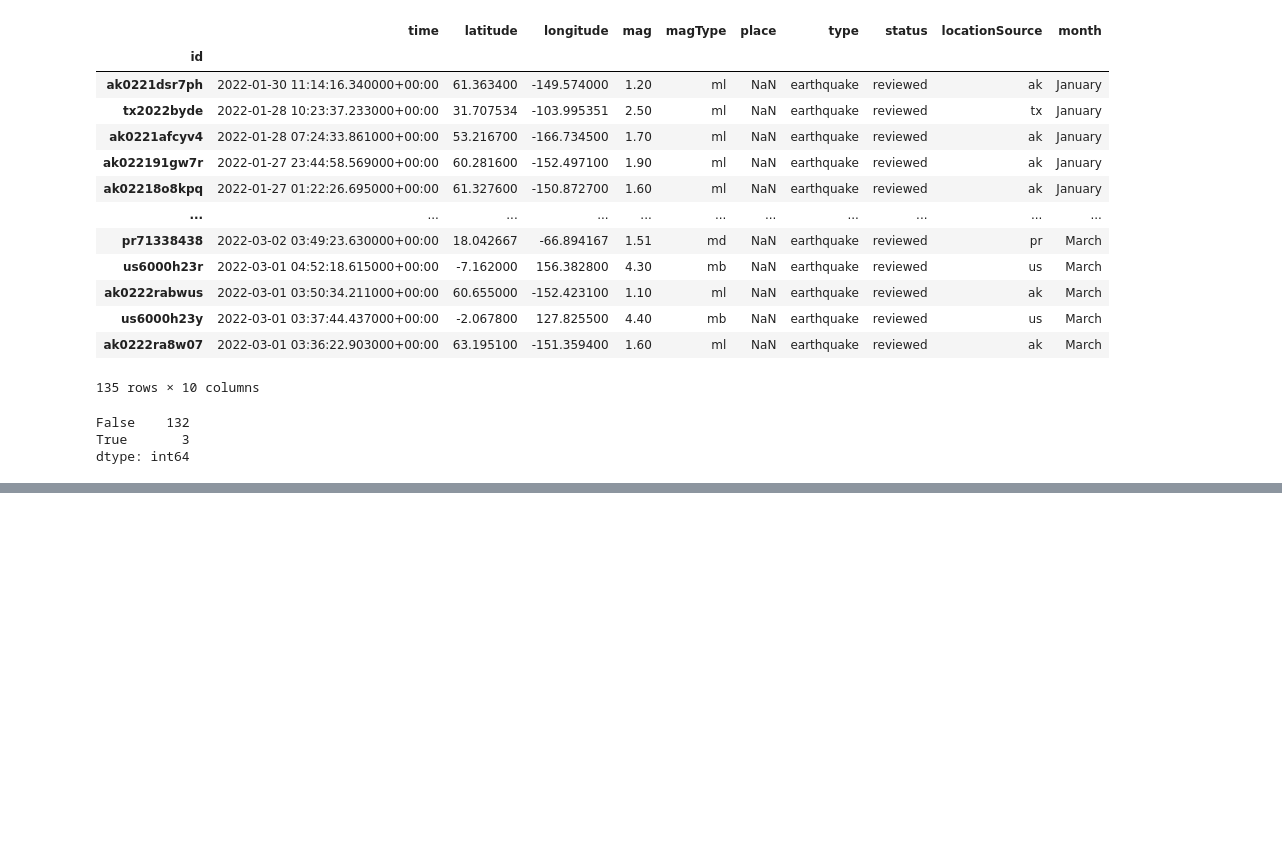
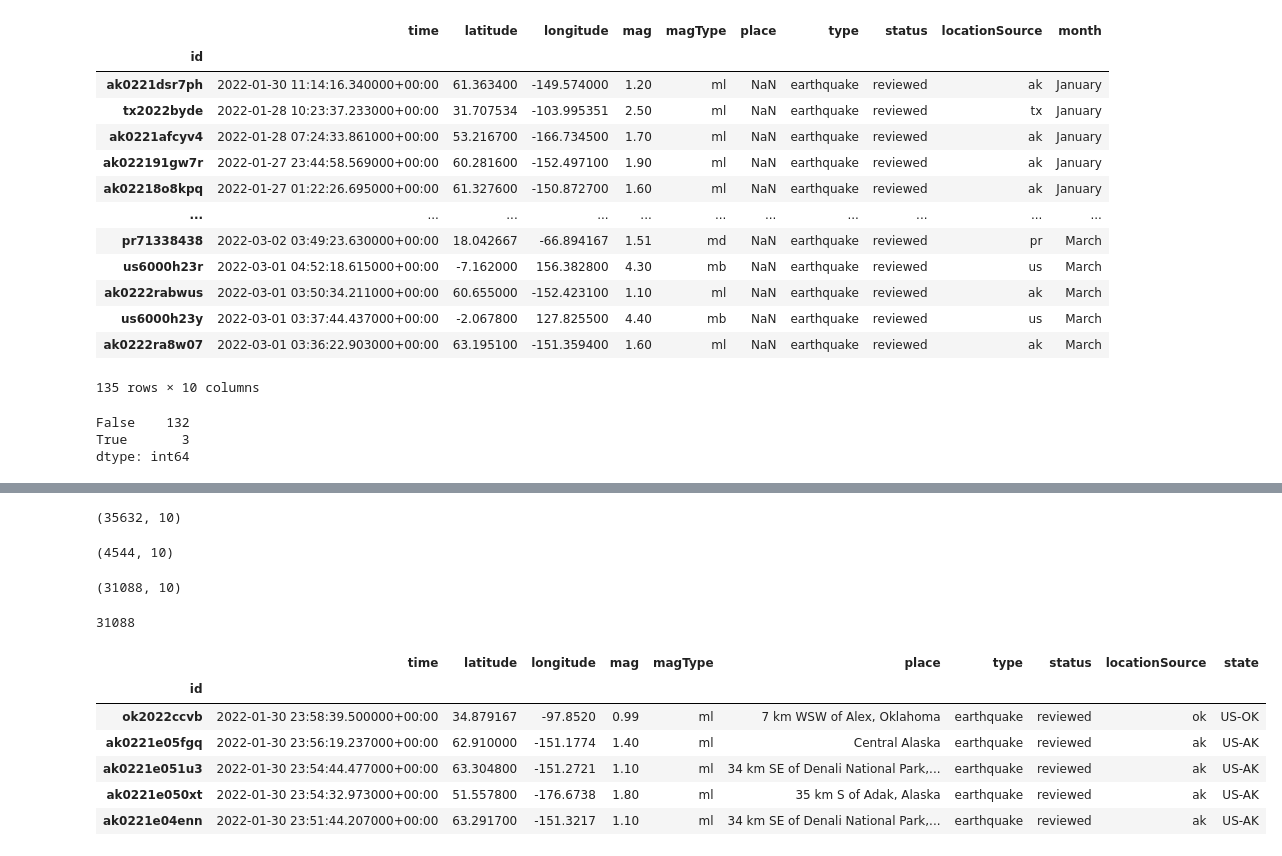
Before and after one commit to sabin-thapa/quake-viz, a Jupyter notebook: playground.ipynb, the cells around one changed output, grey strips where cells are left out. Drawn from its saved outputs; the diff is of its cells as text; code cells hidden in the pictures; blank space fills up the shorter version.

```diff
--- a/playground.ipynb
+++ b/playground.ipynb
@@ -315,0 +338,4 @@ dtype: int64
+# %%
+jan = csv_to_df("datasets/jan-enriched.csv")
+feb = csv_to_df("datasets/feb-enriched.csv")
+mar = csv_to_df("datasets/mar-enriched.csv")
@@ -315,0 +346,2 @@ dtype: int64
+# %%
+earthquakes = pd.concat([jan, feb, mar])
@@ -315,0 +357,16 @@ dtype: int64
+# %%
+earthquakes.shape
+# %% [output]
+(35632, 10)
+# %%
+earthquakes[earthquakes["state"].isnull()].shape
+# %% [output]
+(4544, 10)
+# %%
+earthquakes.dropna(subset=["state"]).shape
+# %% [output]
+(31088, 10)
+# %%
+35632 - 4544
+# %% [output]
+31088
@@ -315,0 +376,10 @@ dtype: int64
+# %%
+earthquakes.head()
+# %% [output]
+|  | time | latitude | longitude | mag | magType | place | type | status | locationSource | state |
+| id |  |  |  |  |  |  |  |  |  |  |
+| ok2022ccvb | 2022-01-30 23:58:39.500000+00:00 | 34.879167 | -97.8520 | 0.99 | ml | 7 km WSW of Alex, Oklahoma | earthquake | reviewed | ok | US-OK |
+| ak0221e05fgq | 2022-01-30 23:56:19.237000+00:00 | 62.910000 | -151.1774 | 1.40 | ml | Central Alaska | earthquake | reviewed | ak | US-AK |
+| ak0221e051u3 | 2022-01-30 23:54:44.477000+00:00 | 63.304800 | -151.2721 | 1.10 | ml | 34 km SE of Denali National Park,... | earthquake | reviewed | ak | US-AK |
+| ak0221e050xt | 2022-01-30 23:54:32.973000+00:00 | 51.557800 | -176.6738 | 1.80 | ml | 35 km S of Adak, Alaska | earthquake | reviewed | ak | US-AK |
+| ak0221e04enn | 2022-01-30 23:51:44.207000+00:00 | 63.291700 | -151.3217 | 1.10 | ml | 34 km SE of Denali National Park,... | earthquake | reviewed | ak | US-AK |
```
Also changed, not shown: parts of 16 cells of this notebook.
